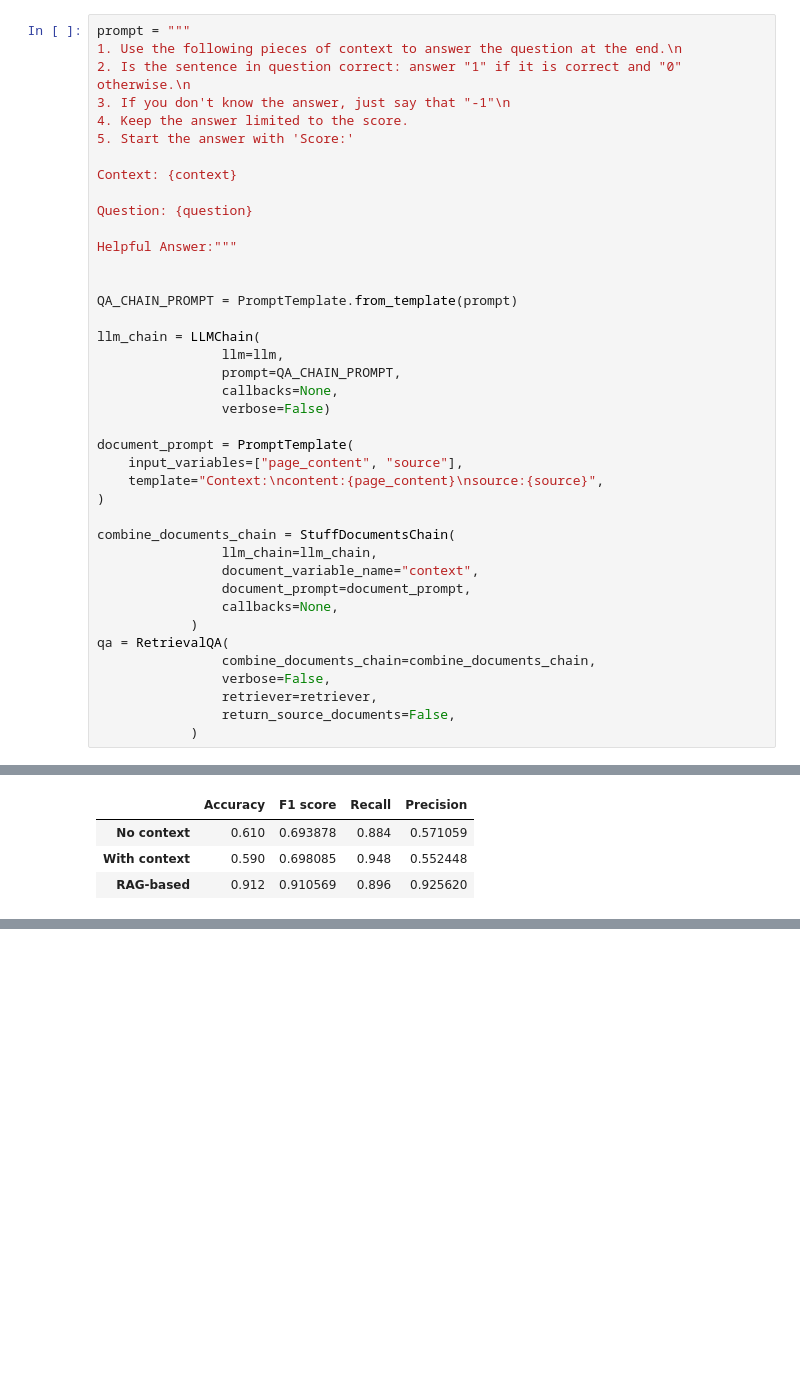
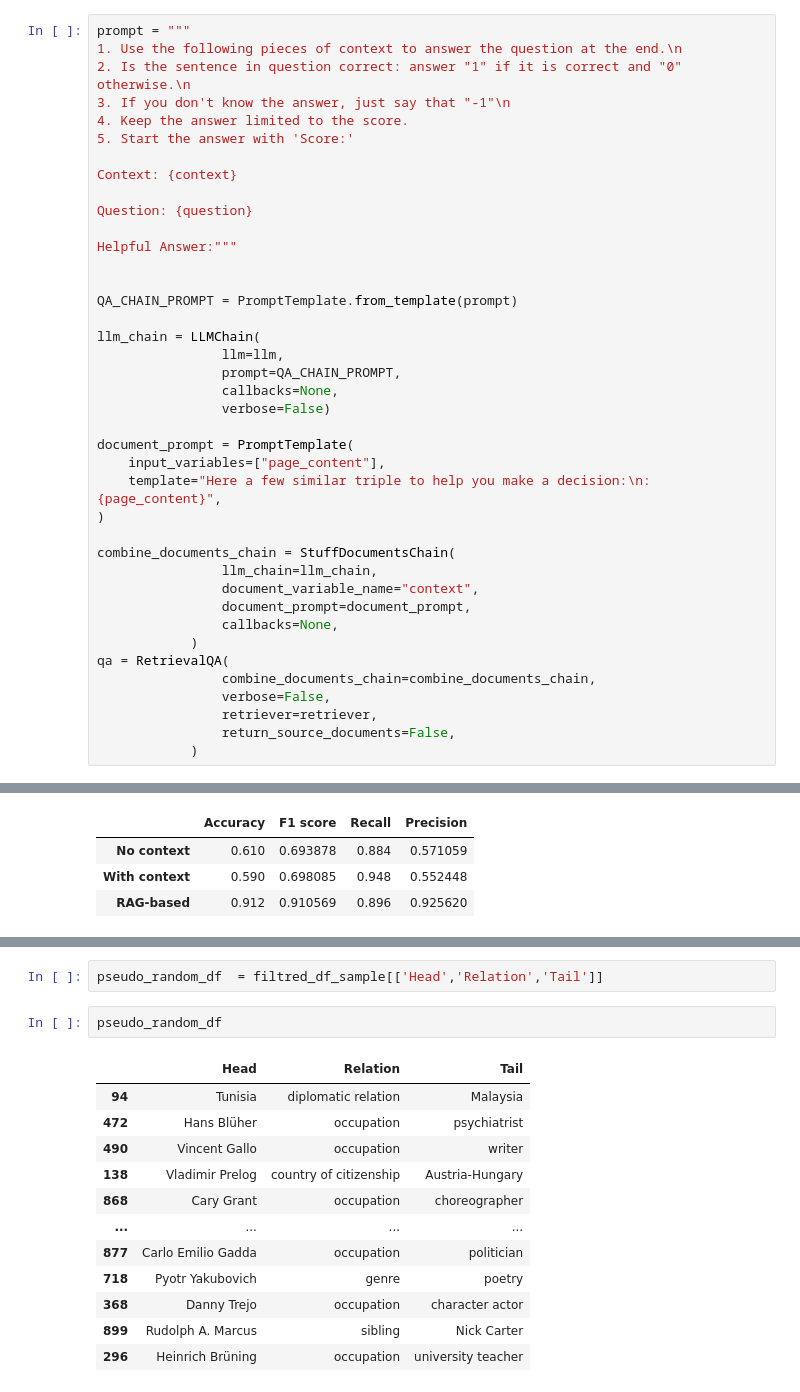
Before and after one commit to fieng94/OMNIA, a Jupyter notebook: experiment-archive/codex_m_exp.ipynb, the cells around one changed output, grey strips where cells are left out. Saved outputs shown, nothing was run; the diff lists cells and outputs as text; blank space fills up the shorter version.

```diff
--- a/codex_m_exp.ipynb
+++ b/experiment-archive/codex_m_exp.ipynb
@@ -156,8 +153,8 @@ llm_chain = LLMChain(
                 verbose=False)
 
 document_prompt = PromptTemplate(
-    input_variables=["page_content", "source"],
-    template="Context:\ncontent:{page_content}\nsource:{source}",
+    input_variables=["page_content"],
+    template="Here a few similar triple to help you make a decision:\n:{page_content}",
 )
 
 combine_documents_chain = StuffDocumentsChain(
@@ -556,0 +741,17 @@ errors_rows
+# %%
+pseudo_random_df  = filtred_df_sample[['Head','Relation','Tail']]
+# %%
+pseudo_random_df
+# %% [output]
+|  | Head | Relation | Tail |
+| 94 | Tunisia | diplomatic relation | Malaysia |
+| 472 | Hans Blüher | occupation | psychiatrist |
+| 490 | Vincent Gallo | occupation | writer |
+| 138 | Vladimir Prelog | country of citizenship | Austria-Hungary |
+| 868 | Cary Grant | occupation | choreographer |
+| ... | ... | ... | ... |
+| 877 | Carlo Emilio Gadda | occupation | politician |
+| 718 | Pyotr Yakubovich | genre | poetry |
+| 368 | Danny Trejo | occupation | character actor |
+| 899 | Rudolph A. Marcus | sibling | Nick Carter |
+| 296 | Heinrich Brüning | occupation | university teacher |
```
Also changed, not shown: parts of 46 cells of this notebook, 21 other files.
